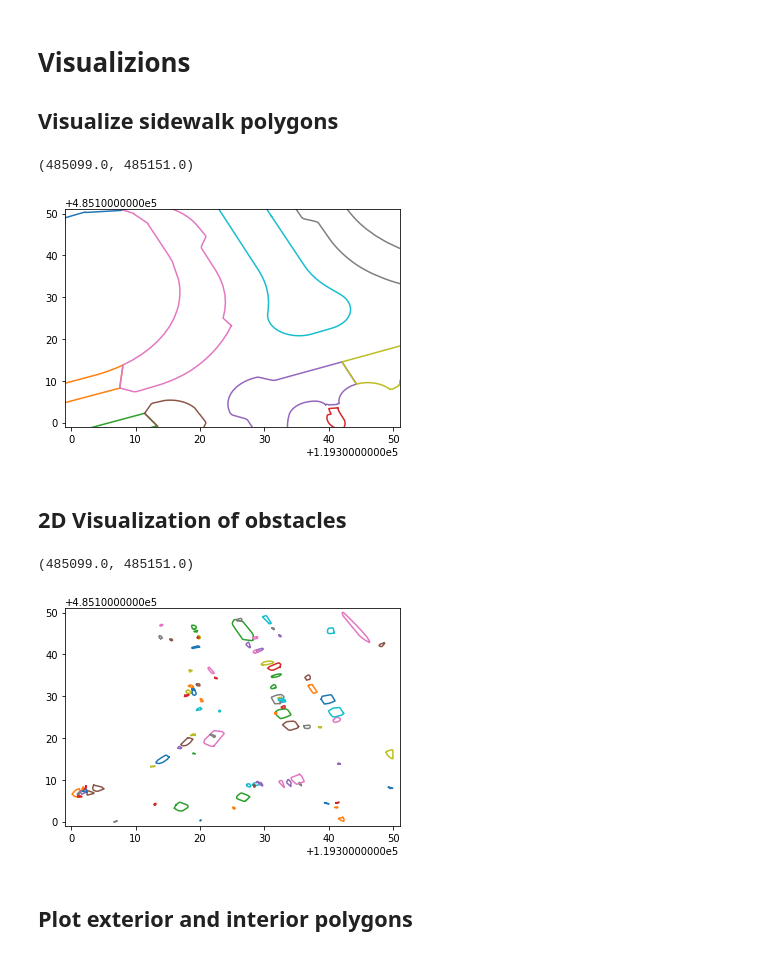
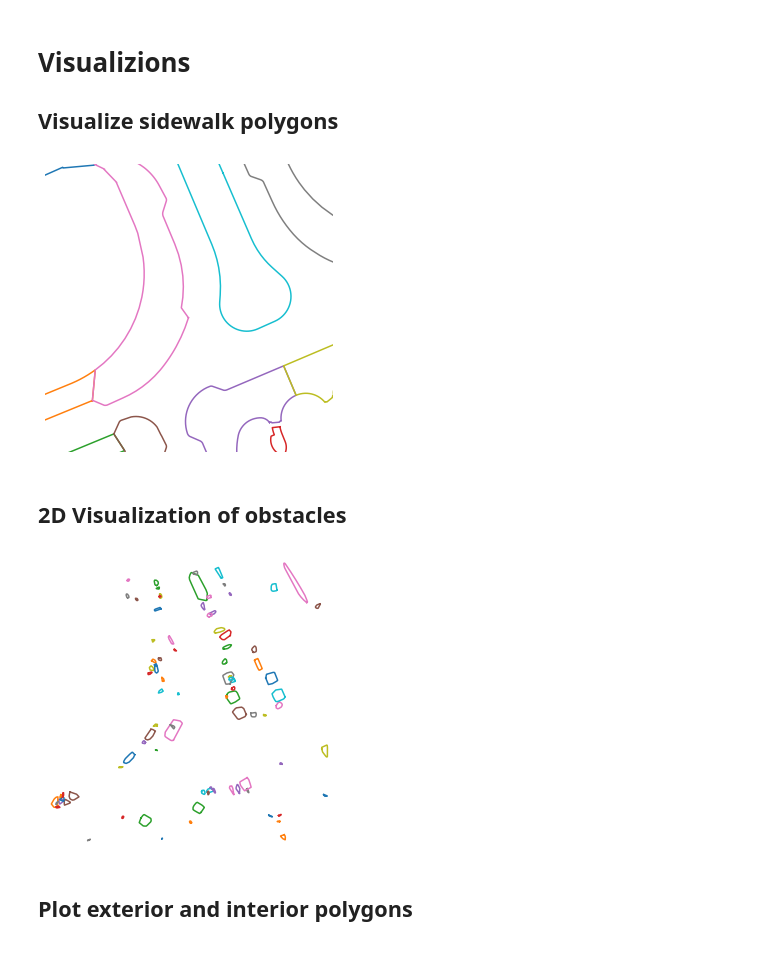
Before and after one commit to Amsterdam-AI-Team/Urban_PointCloud_Sidewalk_Width, a Jupyter notebook: notebooks/Visualization.ipynb, the cells around one changed output. Saved outputs shown, nothing was run; the diff lists cells and outputs as text; code cells hidden in the pictures.

Commit message:
Calculate sidewalk width (#2)
* Add code to calculate sidewalk width

* Notebook 5. Sidewalk width.ipynb

* Update Visualization.ipynb

```diff
--- a/notebooks/Visualization.ipynb
+++ b/notebooks/Visualization.ipynb
@@ -20,17 +20,19 @@ sidewalk_polygons = bgt_sidewalk_reader.filter_tile(
                             padding=0, offset=0,
                             merge=False)
 # %%
+fig = plt.figure(figsize=(4, 4))
+ax = fig.add_axes([0, 0, 1, 1])
+ax.axis('off')
+ax.set_xlim([x_min, x_max])
+ax.set_ylim([y_min, y_max])
+
 for poly in sidewalk_polygons:
     x,y = poly.exterior.xy
     plt.plot(x,y)
 
-# Get current axis and then set its limits
-ax = plt.gca()
-ax.set_xlim([x_min, x_max])
-ax.set_ylim([y_min, y_max])
+plt.savefig('../media/examples/sidewalk.png', bbox_inches='tight')
 # %% [output]
-(485099.0, 485151.0)
-[figure, old version]
+[figure, new version]
 # %% [markdown]
 ## 2D Visualization of obstacles
 # %%
@@ -53,17 +55,19 @@ bgt_obstacle_file = '../datasets/bgt/bgt_obstacle_demo.csv'
 df_obstacles = pd.read_csv(Path(bgt_obstacle_file))
 obstacles = get_obstacles()
 # %%
+fig = plt.figure(figsize=(4, 4))
+ax = fig.add_axes([0, 0, 1, 1])
+ax.axis('off')
+ax.set_xlim([x_min, x_max])
+ax.set_ylim([y_min, y_max])
+
 for obstacle in obstacles:
     x,y = obstacle.exterior.xy
     plt.plot(x,y)
 
-# Get current axis and then set its limits
-ax = plt.gca()
-ax.set_xlim([x_min, x_max])
-ax.set_ylim([y_min, y_max])
+plt.savefig('../media/examples/obstacles.png')
 # %% [output]
-(485099.0, 485151.0)
-[figure, old version]
+[figure, new version]
 # %% [markdown]
 ## Plot exterior and interior polygons
 # %%
```
Also changed, not shown: parts of 1 cell of this notebook, 2 other files.
